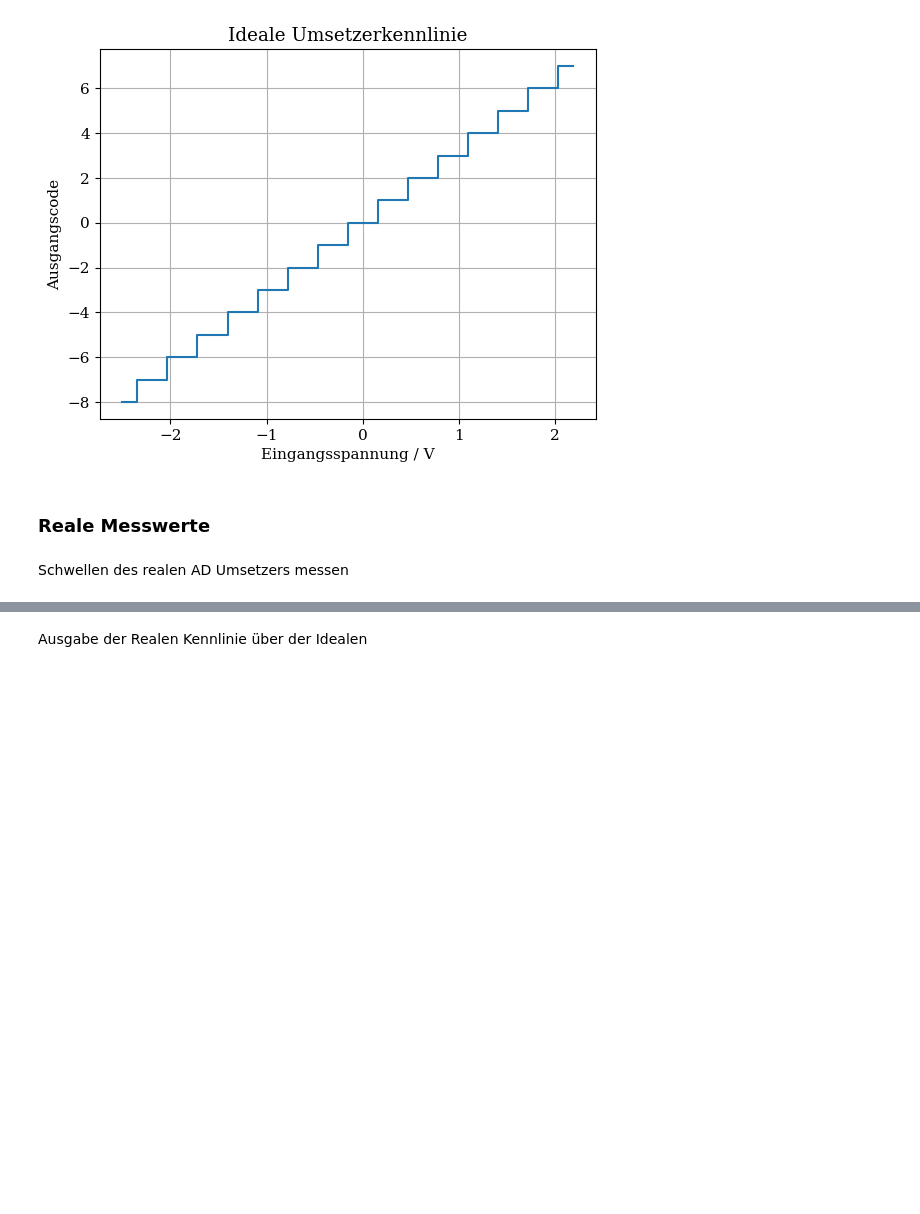
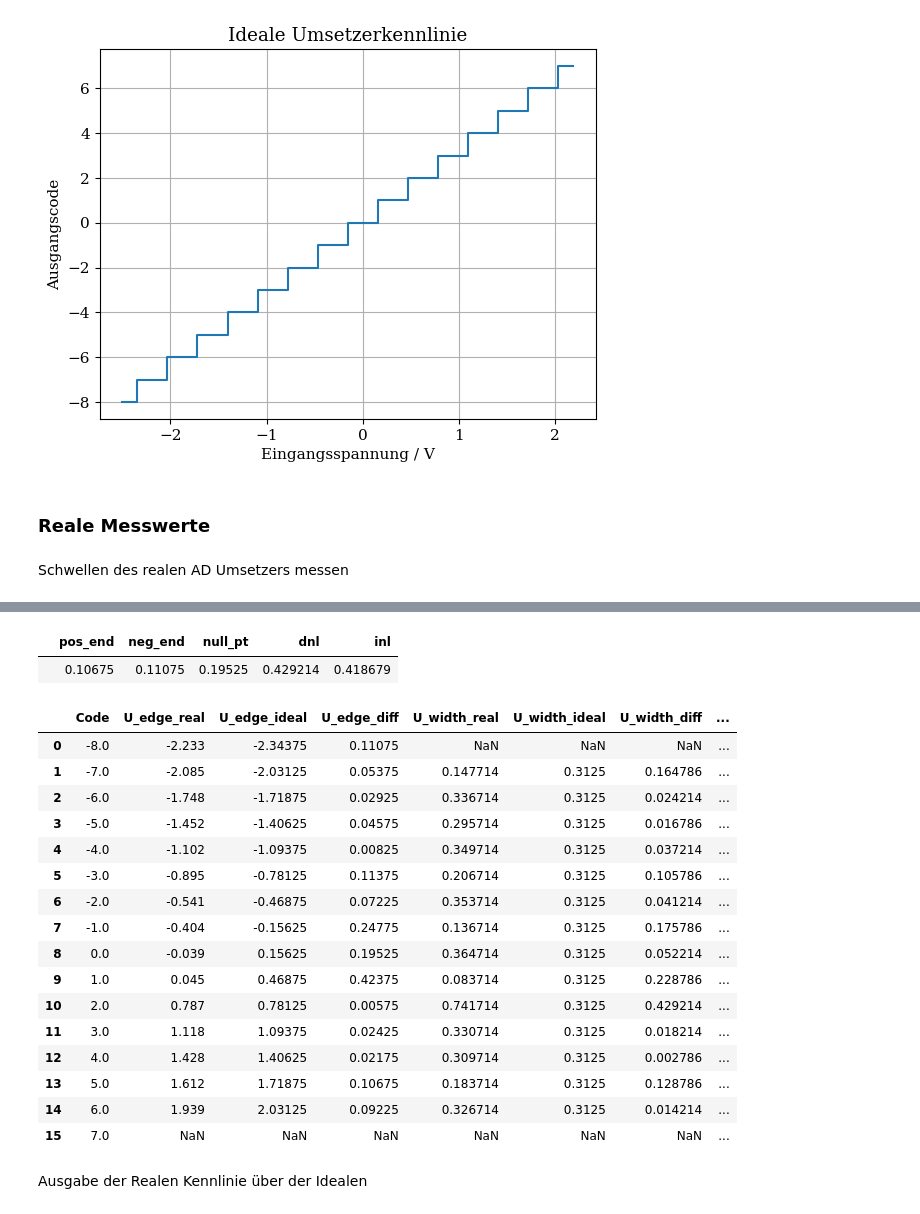
Before and after one commit to s-grundner/LVA-EMTS-PR, a Jupyter notebook: PR6/PR6.ipynb, the cells around one changed output, grey strips where cells are left out. Saved outputs shown, nothing was run; the diff lists cells and outputs as text; code cells hidden in the pictures; blank space fills up the shorter version.

```diff
--- a/PR6/PR6.ipynb
+++ b/PR6/PR6.ipynb
@@ -141,3 +100,64 @@ df
+# %%
+u_width_real = np.array([
+	u_edge_korr[i+1] - u_edge_korr[i]
+	for i in range(n_levels-2)
+])
+u_mid_real = u_edge_korr[:-1] + u_width_real / 2
+
+u_width_diff = np.abs(u_width_real - u_width[1:-1])
+u_mid_diff = np.abs(u_mid_real - u_mid[1:-1])
+
+dnl = np.max(np.abs(u_width_diff))
+inl = np.max(np.abs(u_mid_diff))
+# %%
+errors = {
+    'pos_end': pos_end,
+    'neg_end': neg_end,
+    'null_pt': null_pt,
+    'dnl': dnl,
+    'inl': inl
+}
+pd.DataFrame(data=errors, index=[''])
+# %% [output]
+|  | pos_end | neg_end | null_pt | dnl | inl |
+|  | 0.10675 | 0.11075 | 0.19525 | 0.429214 | 0.418679 |
+# %%
+df_codes = pd.DataFrame({ 'Code': codes })
+df = pd.merge(pd.DataFrame({
+	'Code': codes[:-1],
+	'U_edge_real': u_edge_real,
+	'U_edge_ideal': u_edge[:-1],
+	'U_edge_diff': u_edge_diff
+}), pd.DataFrame({
+	'Code': codes[1:-1],
+	'U_width_real': u_width_real,
+	'U_width_ideal': u_width[1:-1],
+	'U_width_diff': u_width_diff,
+	'U_mittel_real': u_mid_real,
+	'U_mittel_ideal': u_mid[1:-1],
+	'U_mittel_diff': u_mid_diff
+}), how='left', on='Code')
+
+# merge dataframes on code
+pd.merge(df_codes, df, how='left', on='Code')
+# %% [output]
+|  | Code | U_edge_real | U_edge_ideal | U_edge_diff | U_width_real | U_width_ideal | U_width_diff | ... |
+| 0 | -8.0 | -2.233 | -2.34375 | 0.11075 | NaN | NaN | NaN | ... |
+| 1 | -7.0 | -2.085 | -2.03125 | 0.05375 | 0.147714 | 0.3125 | 0.164786 | ... |
+| 2 | -6.0 | -1.748 | -1.71875 | 0.02925 | 0.336714 | 0.3125 | 0.024214 | ... |
+| 3 | -5.0 | -1.452 | -1.40625 | 0.04575 | 0.295714 | 0.3125 | 0.016786 | ... |
+| 4 | -4.0 | -1.102 | -1.09375 | 0.00825 | 0.349714 | 0.3125 | 0.037214 | ... |
+| 5 | -3.0 | -0.895 | -0.78125 | 0.11375 | 0.206714 | 0.3125 | 0.105786 | ... |
+| 6 | -2.0 | -0.541 | -0.46875 | 0.07225 | 0.353714 | 0.3125 | 0.041214 | ... |
+| 7 | -1.0 | -0.404 | -0.15625 | 0.24775 | 0.136714 | 0.3125 | 0.175786 | ... |
+| 8 | 0.0 | -0.039 | 0.15625 | 0.19525 | 0.364714 | 0.3125 | 0.052214 | ... |
+| 9 | 1.0 | 0.045 | 0.46875 | 0.42375 | 0.083714 | 0.3125 | 0.228786 | ... |
+| 10 | 2.0 | 0.787 | 0.78125 | 0.00575 | 0.741714 | 0.3125 | 0.429214 | ... |
+| 11 | 3.0 | 1.118 | 1.09375 | 0.02425 | 0.330714 | 0.3125 | 0.018214 | ... |
+| 12 | 4.0 | 1.428 | 1.40625 | 0.02175 | 0.309714 | 0.3125 | 0.002786 | ... |
+| 13 | 5.0 | 1.612 | 1.71875 | 0.10675 | 0.183714 | 0.3125 | 0.128786 | ... |
+| 14 | 6.0 | 1.939 | 2.03125 | 0.09225 | 0.326714 | 0.3125 | 0.014214 | ... |
+| 15 | 7.0 | NaN | NaN | NaN | NaN | NaN | NaN | ... |
 # %% [markdown]
 Ausgabe der Realen Kennlinie über der Idealen
 # %%
```
Also changed, not shown: parts of 8 cells of this notebook, 4 other files.
